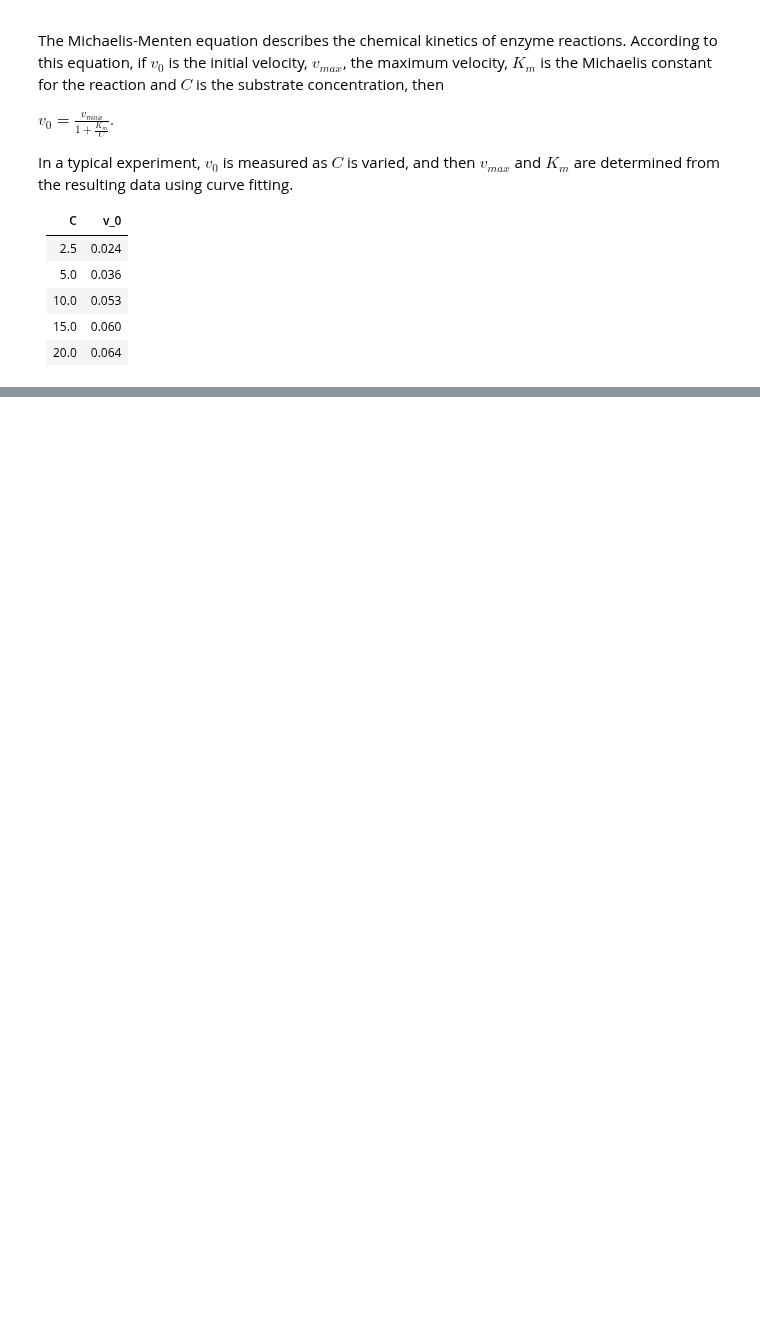
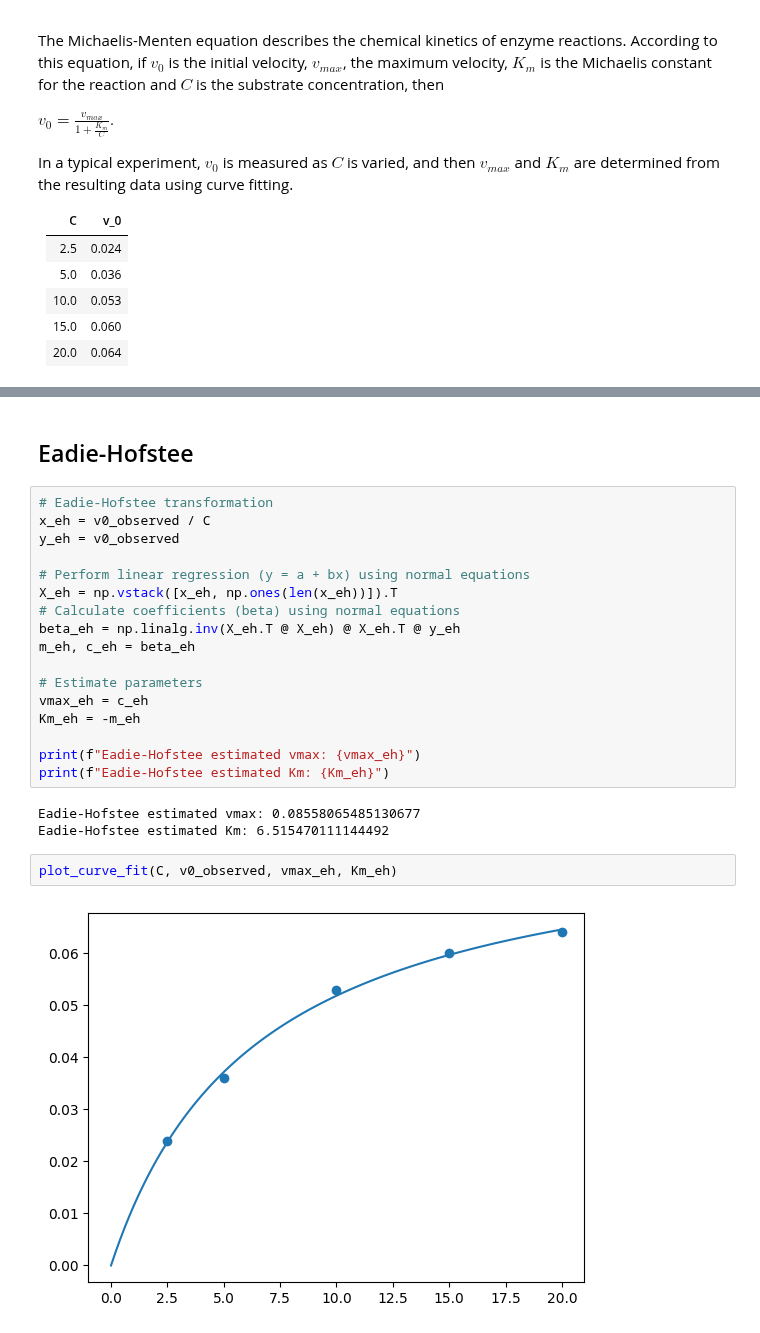
Before and after one commit to JouhC/ai-linearalgebra-probsets, a Jupyter notebook: notebooks/ps2_nls.ipynb, the cells around one changed output, grey strips where cells are left out. Cells and saved outputs as stored; diff of their text form; blank space fills up the shorter version.

```diff
--- a/notebooks/ps2_nls.ipynb
+++ b/notebooks/ps2_nls.ipynb
@@ -29,0 +192,26 @@ In a typical experiment, $v_0$ is measured as $C$ is varied, and then $v_{max}$
+# %% [markdown]
+## Eadie-Hofstee
+# %%
+# Eadie-Hofstee transformation
+x_eh = v0_observed / C
+y_eh = v0_observed
+
+# Perform linear regression (y = a + bx) using normal equations
+X_eh = np.vstack([x_eh, np.ones(len(x_eh))]).T
+# Calculate coefficients (beta) using normal equations
+beta_eh = np.linalg.inv(X_eh.T @ X_eh) @ X_eh.T @ y_eh
+m_eh, c_eh = beta_eh
+
+# Estimate parameters
+vmax_eh = c_eh
+Km_eh = -m_eh
+
+print(f"Eadie-Hofstee estimated vmax: {vmax_eh}")
+print(f"Eadie-Hofstee estimated Km: {Km_eh}")
+# %% [output]
+Eadie-Hofstee estimated vmax: 0.08558065485130677
+Eadie-Hofstee estimated Km: 6.515470111144492
+# %%
+plot_curve_fit(C, v0_observed, vmax_eh, Km_eh)
+# %% [output]
+[figure, added]
```
Also changed, not shown: parts of 19 cells of this notebook.
